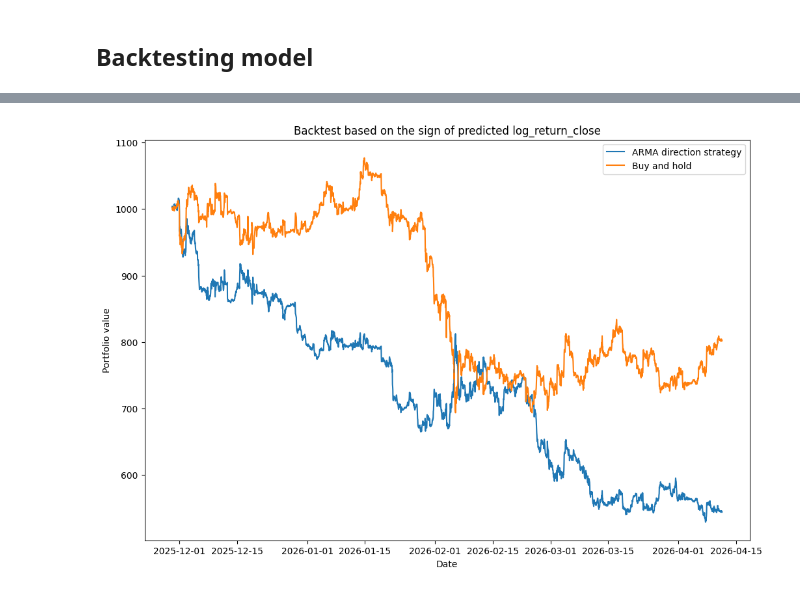
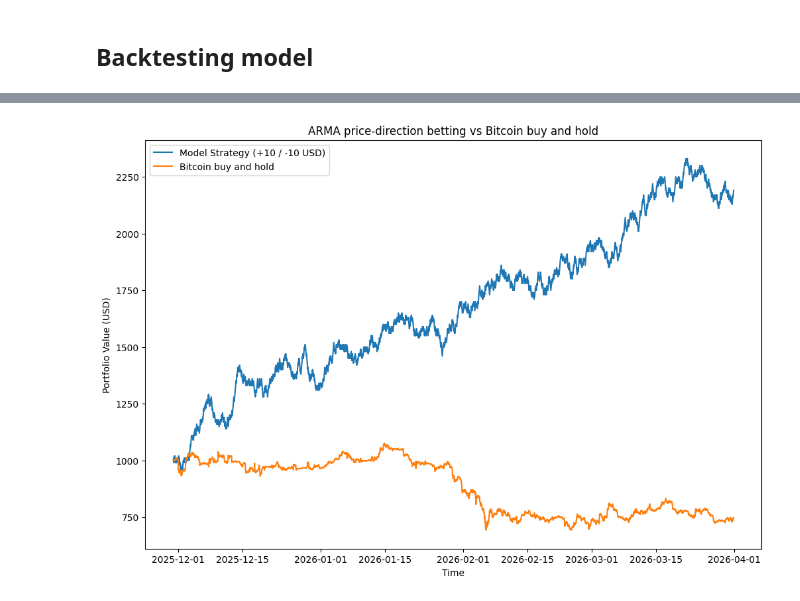
Before and after one commit to mikosovsky/master-thesis, a Jupyter notebook: notebooks/classification_return/log_ARMA_undo.ipynb, the cells around one changed output, grey strips where cells are left out. Cells and saved outputs as stored; diff of their text form; code cells hidden in the pictures.

```diff
--- a/notebooks/classification_return/log_ARMA_undo.ipynb
+++ b/notebooks/classification_return/log_ARMA_undo.ipynb
@@ -275,11 +287,16 @@ selected_orders_df.head(10)
 # %% [markdown]
 ## Verifying model
 # %%
-comparison_df = pd.DataFrame(
-    {
-        "y_true": test_series,
-        "y_pred": test_forecast,
-    }
-)
+comparison_df = pd.DataFrame({
+    "y_true": test_series,
+    "y_pred": test_forecast,
+    "previous_log_return": previous_returns,
+    "true_class": y_test,
+})
+# No differencing of consecutive forecasts: compare forecast r[t] to observed r[t-1].
+comparison_df["predicted_class"] = (
+    comparison_df.y_pred > comparison_df.previous_log_return
+).astype(int)
+y_pred = comparison_df.predicted_class
 comparison_df.head(10)
 # %% [output]
@@ -340,25 +364,71 @@ plt.show()
 # %% [markdown]
 ## Backtesting model
 # %%
-strategy_returns = pd.Series(
-    np.where(test_forecast > 0, test_returns, -test_returns),
-    index=test_returns.index,
-)
+# Match the requested strategy: interpret predicted class 1 as UP and 0 as DOWN.
+# ARMA's classification target remains bin_return_d2d_close; price-direction
+# betting accuracy below is therefore a different metric from its report.
+y_return = test_returns.loc[comparison_df.index].to_numpy()
+signal = np.asarray(y_pred, dtype=int).ravel()
+assert len(y_return) == len(signal)
+start_cash = START_CASH
+cash = start_cash
+movement_list = [cash]
+for prediction, actual_return in zip(signal, y_return):
+    if prediction == 1:
+        cash += BET_PAYOUT if actual_return > 0 else -BET_PAYOUT
+    else:
+        cash += BET_PAYOUT if actual_return < 0 else -BET_PAYOUT
+    movement_list.append(cash)
+# As in the supplied example, zero price change loses for either direction.
+# This fixed-stake simulation continues even if capital reaches zero.
 
-start_cash = 1000.0
-strategy_curve = start_cash * (1 + strategy_returns).cumprod()
-buy_and_hold_curve = start_cash * (1 + test_returns).cumprod()
+settlement_index = comparison_df.index + pd.Timedelta(milliseconds=TIMEFRAME_DICT[TIMEFRAME])
+curve_index = pd.DatetimeIndex([comparison_df.index[0]]).append(settlement_index)
+strategy_curve = pd.Series(movement_list, index=curve_index, name="Model Strategy")
+# Compound actual simple returns: cumsum is only an approximation to buy and hold.
+buy_and_hold_curve = pd.Series(
+    np.r_[start_cash, start_cash * np.cumprod(1 + y_return)],
+    index=curve_index, name="Bitcoin buy and hold")
 
-print(f"Final cash: {strategy_curve.iloc[-1]:.2f}")
-print(f"Strategy return: {(strategy_curve.iloc[-1] / start_cash - 1) * 100:.2f}%")
+RISK_FREE_ANNUAL = 0.0
+# Crypto trades 24/7: 8760 hourly periods per 365-day year.
+periods_per_year = (365 * 24 * 60 * 60 * 1000) / TIMEFRAME_DICT[TIMEFRAME]
+
+def annualized_sharpe(equity, periods_per_year, risk_free_annual=0.0):
+    equity = np.asarray(equity, dtype=float)
+    if (len(equity) < 3 or not np.isfinite(equity).all()
+            or (equity <= 0).any()):
+        return np.nan  # Percentage-return Sharpe is not reported after insolvency.
+    returns = np.diff(equity) / equity[:-1]
+    risk_free_per_period = np.expm1(np.log1p(risk_free_annual) / periods_per_year)
+    excess_returns = returns - risk_free_per_period
+    volatility = excess_returns.std(ddof=1)
+    if np.isclose(volatility, 0.0):
+        return np.nan
+    # Conventional square-root annualization; not adjusted for autocorrelation.
+    return np.sqrt(periods_per_year) * excess_returns.mean() / volatility
+
+strategy_sharpe = annualized_sharpe(strategy_curve, periods_per_year, RISK_FREE_ANNUAL)
+buy_and_hold_sharpe = annualized_sharpe(buy_and_hold_curve, periods_per_year, RISK_FREE_ANNUAL)
+backtest_results = comparison_df[["true_class", "predicted_class"]].copy()
+backtest_results["price_return"] = y_return
+backtest_results["pnl_usd"] = np.diff(movement_list)
+backtest_results["cash"] = movement_list[1:]
+
+print(f"Final cash: {cash:.2f}")
+print(f"Total return: {(cash - start_cash) / start_cash * 100:.2f}%")
+print(f"Price direction bet accuracy: {(backtest_results.pnl_usd > 0).mean():.4f}")
+print(f"Strategy annualized Sharpe (risk-free={RISK_FREE_ANNUAL:.1%}): {strategy_sharpe:.4f}")
 print(f"Buy and hold return: {(buy_and_hold_curve.iloc[-1] / start_cash - 1) * 100:.2f}%")
-
+print(f"Buy and hold annualized Sharpe: {buy_and_hold_sharpe:.4f}")
+if (strategy_curve <= 0).any():
+    print("Strategy reached non-positive capital: Sharpe is undefined (NaN).")
 plt.figure(figsize=(12, 8))
-plt.plot(strategy_curve.index, strategy_curve, label="ARMA direction strategy")
-plt.plot(buy_and_hold_curve.index, buy_and_hold_curve, label="Buy and hold")
-plt.xlabel("Date")
-plt.ylabel("Portfolio value")
-plt.title("Backtest based on the sign of predicted log_return_close")
+plt.plot(strategy_curve.index, strategy_curve, label="Model Strategy (+10 / -10 USD)")
+plt.plot(buy_and_hold_curve.index, buy_and_hold_curve, label="Bitcoin buy and hold")
+plt.xlabel("Time")
+plt.ylabel("Portfolio Value (USD)")
+plt.title("ARMA price-direction betting vs Bitcoin buy and hold")
 plt.legend()
 plt.show()
 # %% [output]
@@ -368 +441 @@ Buy and hold return: -19.76%
-[figure, old version]
+[figure, new version]
```
Also changed, not shown: parts of 17 cells of this notebook, 14 other files.
